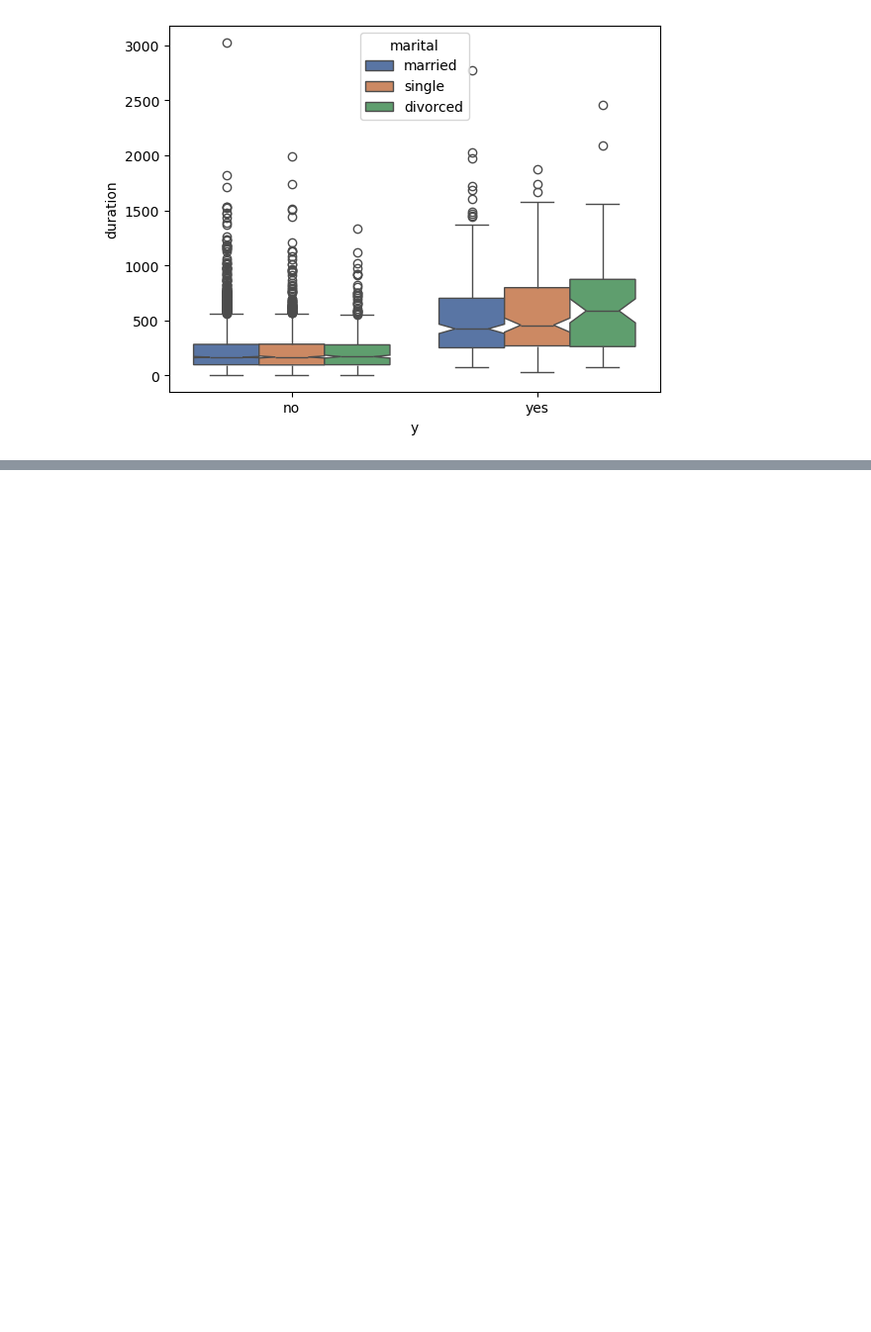
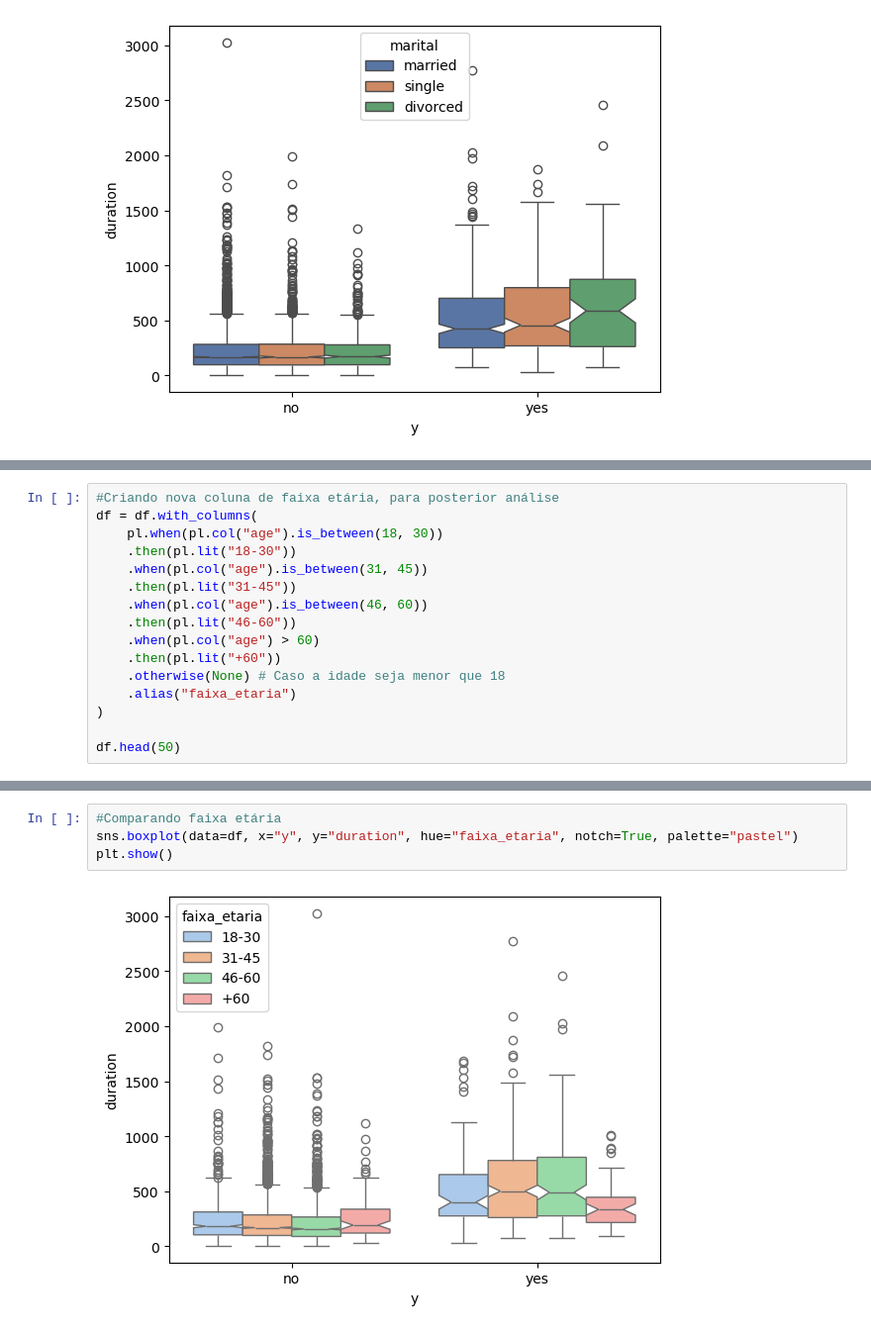
Before and after one commit to vilianf/analytics, a Jupyter notebook: python/bank/Bank.ipynb, the cells around one changed output, grey strips where cells are left out. Shown at 99% size. Cells and saved outputs as stored; diff of their text form; blank space fills up the shorter version.

```diff
--- a/python/bank/Bank.ipynb
+++ b/python/bank/Bank.ipynb
@@ -120,0 +122,16 @@ plt.show()
+# %%
+#Criando nova coluna de faixa etária, para posterior análise
+df = df.with_columns(
+    pl.when(pl.col("age").is_between(18, 30))
+    .then(pl.lit("18-30"))
+    .when(pl.col("age").is_between(31, 45))
+    .then(pl.lit("31-45"))
+    .when(pl.col("age").is_between(46, 60))
+    .then(pl.lit("46-60"))
+    .when(pl.col("age") > 60)
+    .then(pl.lit("+60"))
+    .otherwise(None) # Caso a idade seja menor que 18
+    .alias("faixa_etaria")
+)
+
+df.head(50)
@@ -120,0 +153,6 @@ plt.show()
+# %%
+#Comparando faixa etária
+sns.boxplot(data=df, x="y", y="duration", hue="faixa_etaria", notch=True, palette="pastel")
+plt.show()
+# %% [output]
+[figure, added]
```
Also changed, not shown: parts of 9 cells of this notebook.
